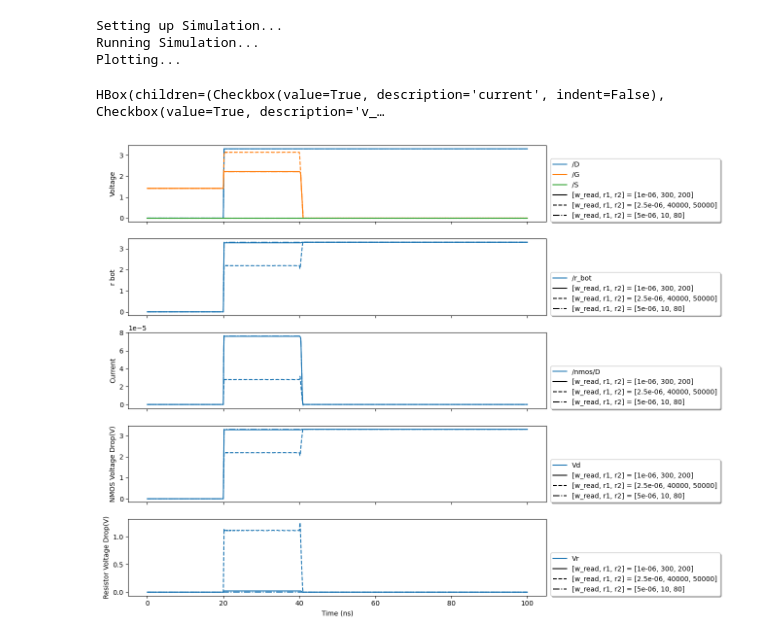
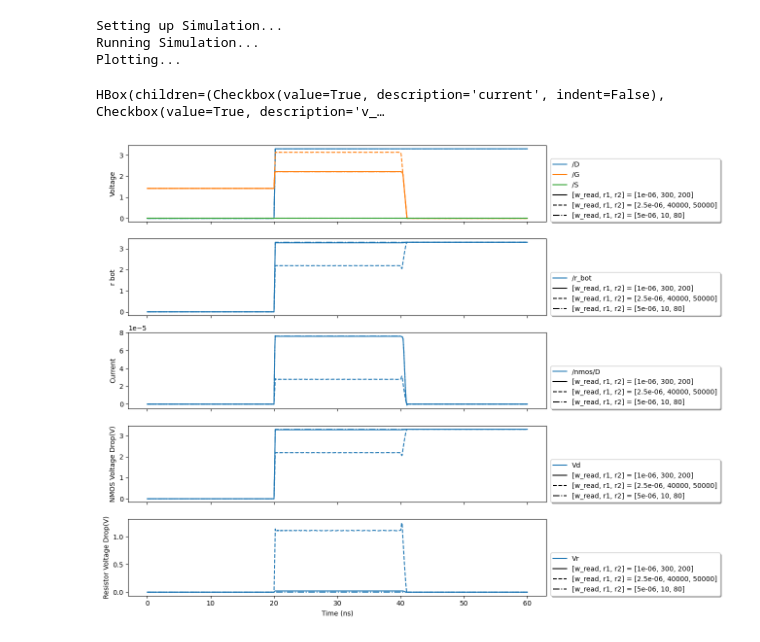
Before and after one commit to rfebbo/guru, a Jupyter notebook: Examples/02_Parametric_Simulation.ipynb, the cells around one changed output. Drawn from its saved outputs; the diff is of its cells as text; code cells hidden in the pictures.

```diff
--- a/Examples/02_Parametric_Simulation.ipynb
+++ b/Examples/02_Parametric_Simulation.ipynb
@@ -32,6 +32,8 @@ pin_G = sch.create_pin('G', 'input', (nmos.pins.G, 'left', 2))
 pin_D = sch.create_pin('D', 'input', (R1.pins.PLUS, 'above', 2), 'R270')
 pin_S = sch.create_pin('S', 'input', (R2.pins.MINUS, 'below', 2), 'R90')
 
+sch.add_param_vars(['w_read', 'r1', 'r2'])
+
 if sch.save():
     print('error saving')
 else:
@@ -58,8 +60,8 @@ Save successful
 print('Setting up Simulation...')
 model_files = ['../model/FinFET/14nfet.pm']
 
-# simulate for 100ns
-s = vp.Simulator('100n', sch, model_files)
+# simulate for 60ns
+s = vp.Simulator('60n', sch, model_files)
 
 # setup stimuli
 stims = {}
@@ -78,31 +80,31 @@ stims['S'] = {'type' : 'dc', 'voltage' : 0.0}
 
 # apply the stims
 s.apply_stims(stims)
 
 s.track_net('D')
 s.track_net('G')
 s.track_net('S')
 s.track_net('r_bot', sig_type='r bot')
 
 s.track_pin(nmos.pins.D, group='current')
 
 def calc_vdrop(waves):
     v = waves[0] - waves[1]
     return v
 
 s.track_custom(fn=calc_vdrop, name='Vd', y_label='NMOS Voltage Drop(V)', signal_types=['v', 'v'], pins=['r_bot', 'S'], group='v_drop')
 s.track_custom(fn=calc_vdrop, name='Vr', y_label='Resistor Voltage Drop(V)', signal_types=['v', 'v'], pins=['D', 'r_bot'], group='v_drop')
 
 p_values = {'w_read' : [1e-6,2.5e-6, 5e-6], 'r1' : [300, 40000, 10], 'r2' : [200, 50000, 80]}
 
 print('Running Simulation...')
 s.run(plot_in_v=False, p_values=p_values)
 
 print('Plotting...')
 s.plot()
 # %% [output]
 Setting up Simulation...
 Running Simulation...
 Plotting...
 HBox(children=(Checkbox(value=True, description='current', indent=False), Checkbox(value=True, description='v_…
-[figure, old version]
+[figure, new version]
```
Also changed, not shown: 1 other file.
